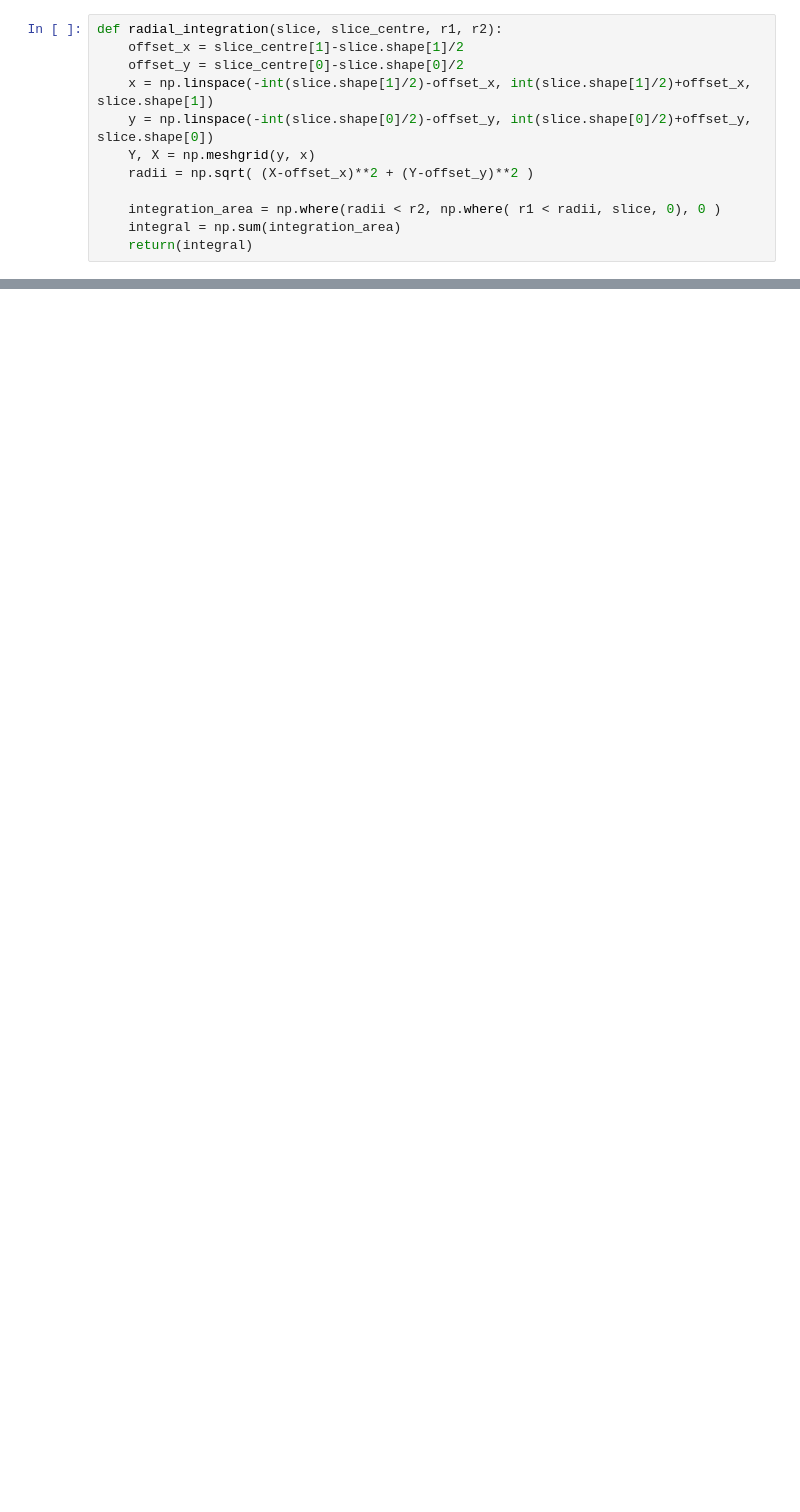
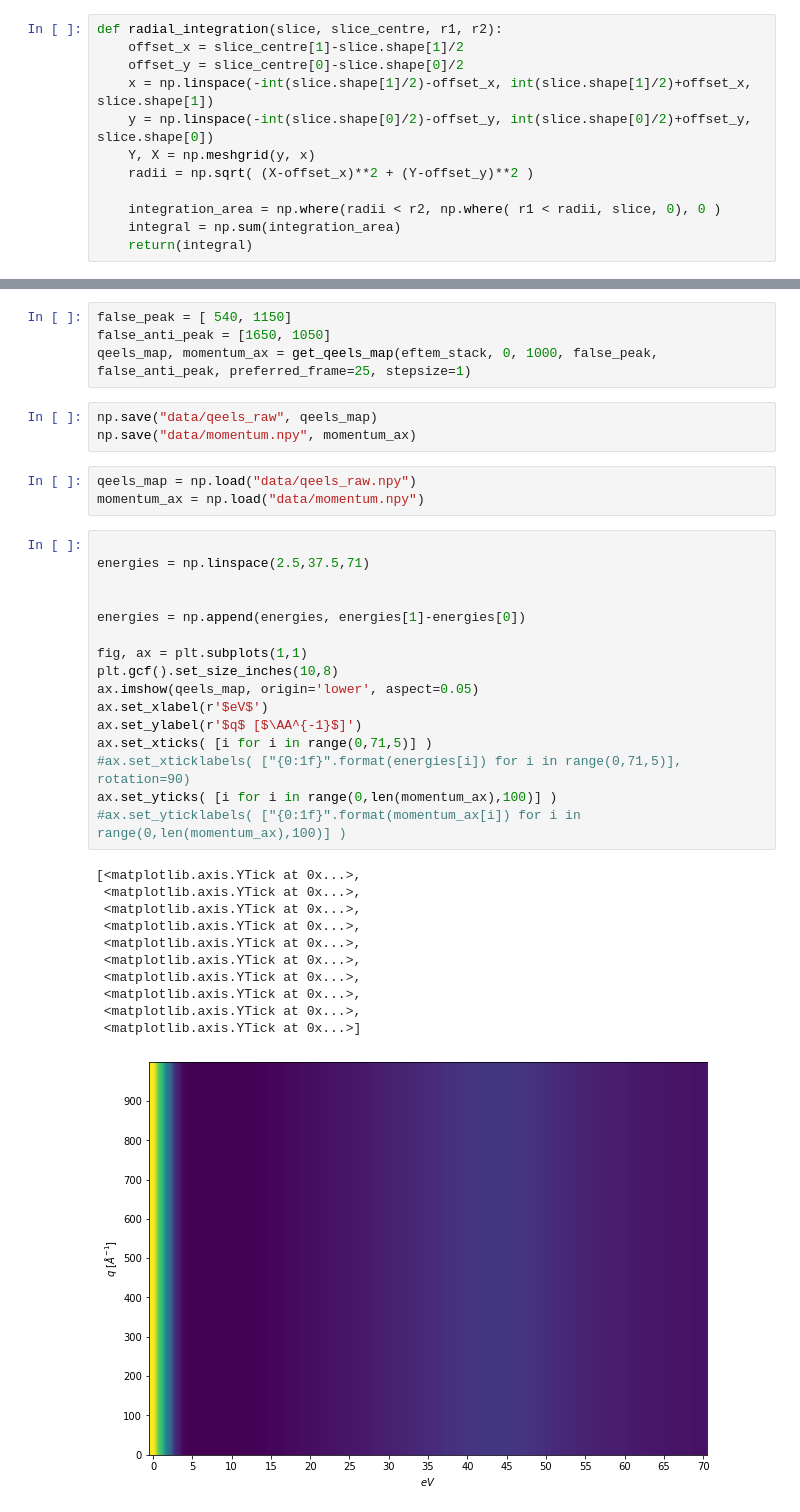
Before and after one commit to SangersJeroen/Bachelor-Thesis-Code, a Jupyter notebook: centre_finding.ipynb, the cells around one changed output, grey strips where cells are left out. Saved outputs shown, nothing was run; the diff lists cells and outputs as text; blank space fills up the shorter version.

```diff
--- a/centre_finding.ipynb
+++ b/centre_finding.ipynb
@@ -249,0 +287,38 @@ print(test)
+# %%
+false_peak = [ 540, 1150]
+false_anti_peak = [1650, 1050]
+qeels_map, momentum_ax = get_qeels_map(eftem_stack, 0, 1000, false_peak, false_anti_peak, preferred_frame=25, stepsize=1)
+# %%
+np.save("data/qeels_raw", qeels_map)
+np.save("data/momentum.npy", momentum_ax)
+# %%
+qeels_map = np.load("data/qeels_raw.npy")
+momentum_ax = np.load("data/momentum.npy")
+# %%
+
+energies = np.linspace(2.5,37.5,71)
+
+
+energies = np.append(energies, energies[1]-energies[0])
+
+fig, ax = plt.subplots(1,1)
+plt.gcf().set_size_inches(10,8)
+ax.imshow(qeels_map, origin='lower', aspect=0.05)
+ax.set_xlabel(r'$eV$')
+ax.set_ylabel(r'$q$ [$\AA^{-1}$]')
+ax.set_xticks( [i for i in range(0,71,5)] )
+#ax.set_xticklabels( ["{0:1f}".format(energies[i]) for i in range(0,71,5)], rotation=90)
+ax.set_yticks( [i for i in range(0,len(momentum_ax),100)] )
+#ax.set_yticklabels( ["{0:1f}".format(momentum_ax[i]) for i in range(0,len(momentum_ax),100)] )
+# %% [output]
+[<matplotlib.axis.YTick at 0x...>,
+ <matplotlib.axis.YTick at 0x...>,
+ <matplotlib.axis.YTick at 0x...>,
+ <matplotlib.axis.YTick at 0x...>,
+ <matplotlib.axis.YTick at 0x...>,
+ <matplotlib.axis.YTick at 0x...>,
+ <matplotlib.axis.YTick at 0x...>,
+ <matplotlib.axis.YTick at 0x...>,
+ <matplotlib.axis.YTick at 0x...>,
+ <matplotlib.axis.YTick at 0x...>]
+[figure, added]
```
Also changed, not shown: parts of 9 cells of this notebook, 4 other files.
